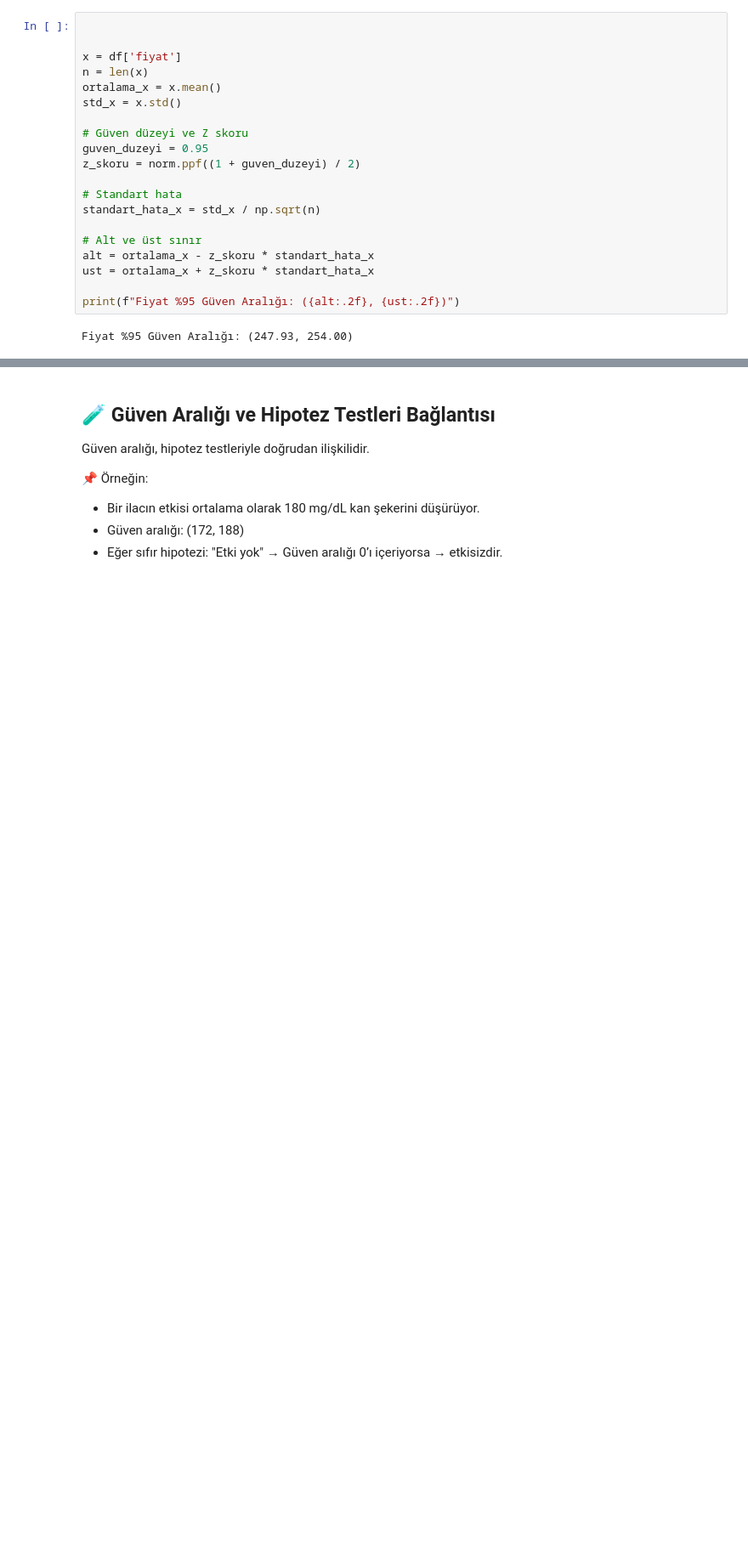
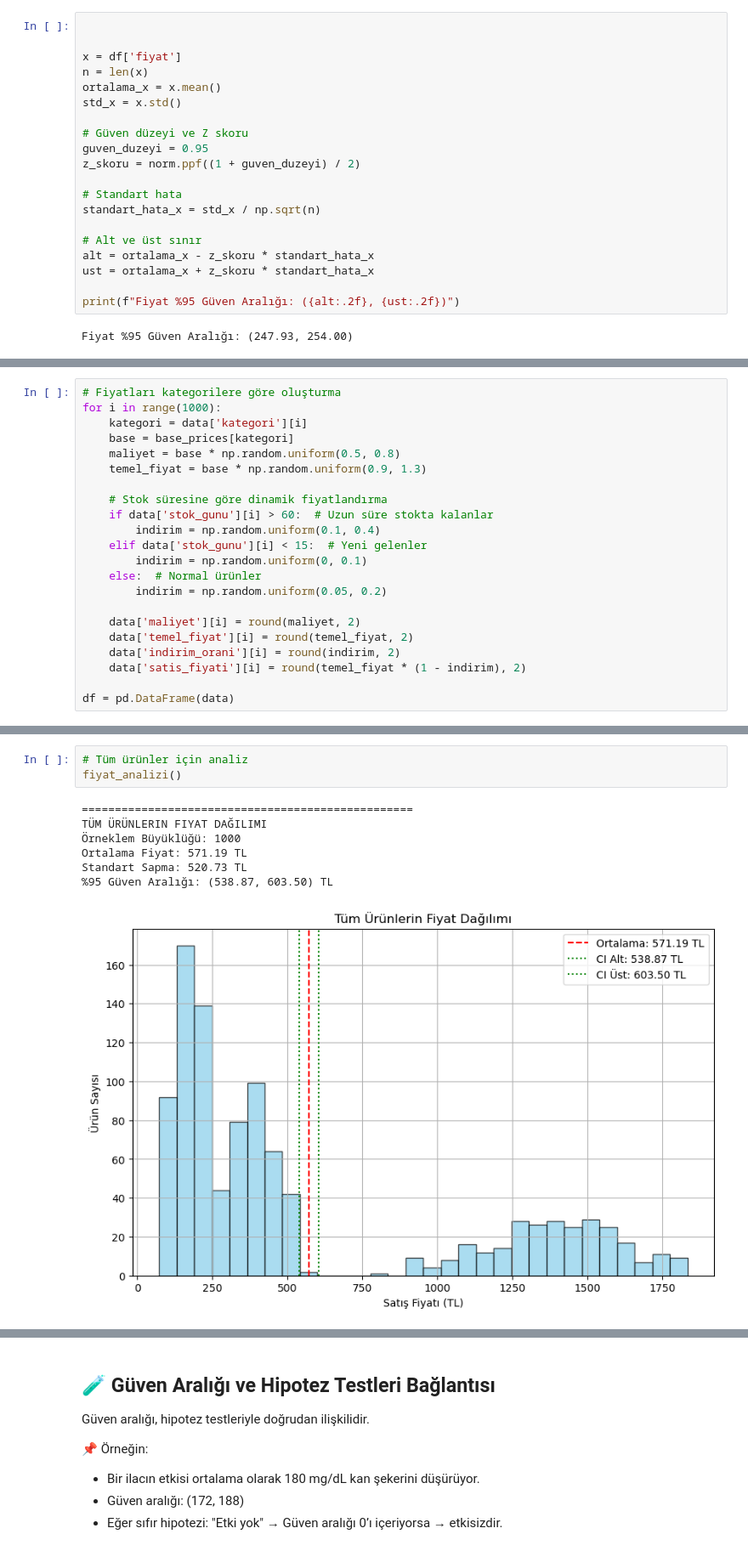
Before and after one commit to toygarpar/VeriBilimiTemelIstatistik, a Jupyter notebook: 14-guvenaraligi.ipynb, the cells around one changed output, grey strips where cells are left out. Shown at 85% size. Cells and saved outputs as stored; diff of their text form; blank space fills up the shorter version.

```diff
--- a/14-guvenaraligi.ipynb
+++ b/14-guvenaraligi.ipynb
@@ -189,0 +274,22 @@ plt.show()
+# %%
+# Fiyatları kategorilere göre oluşturma
+for i in range(1000):
+    kategori = data['kategori'][i]
+    base = base_prices[kategori]
+    maliyet = base * np.random.uniform(0.5, 0.8)
+    temel_fiyat = base * np.random.uniform(0.9, 1.3)
+
+    # Stok süresine göre dinamik fiyatlandırma
+    if data['stok_gunu'][i] > 60:  # Uzun süre stokta kalanlar
+        indirim = np.random.uniform(0.1, 0.4)
+    elif data['stok_gunu'][i] < 15:  # Yeni gelenler
+        indirim = np.random.uniform(0, 0.1)
+    else:  # Normal ürünler
+        indirim = np.random.uniform(0.05, 0.2)
+
+    data['maliyet'][i] = round(maliyet, 2)
+    data['temel_fiyat'][i] = round(temel_fiyat, 2)
+    data['indirim_orani'][i] = round(indirim, 2)
+    data['satis_fiyati'][i] = round(temel_fiyat * (1 - indirim), 2)
+
+df = pd.DataFrame(data)
@@ -189,0 +343,11 @@ plt.show()
+# %%
+# Tüm ürünler için analiz
+fiyat_analizi()
+# %% [output]
+==================================================
+TÜM ÜRÜNLERIN FIYAT DAĞILIMI
+Örneklem Büyüklüğü: 1000
+Ortalama Fiyat: 571.19 TL
+Standart Sapma: 520.73 TL
+%95 Güven Aralığı: (538.87, 603.50) TL
+[figure, added]
```
Also changed, not shown: parts of 14 cells of this notebook, 1 other file.
